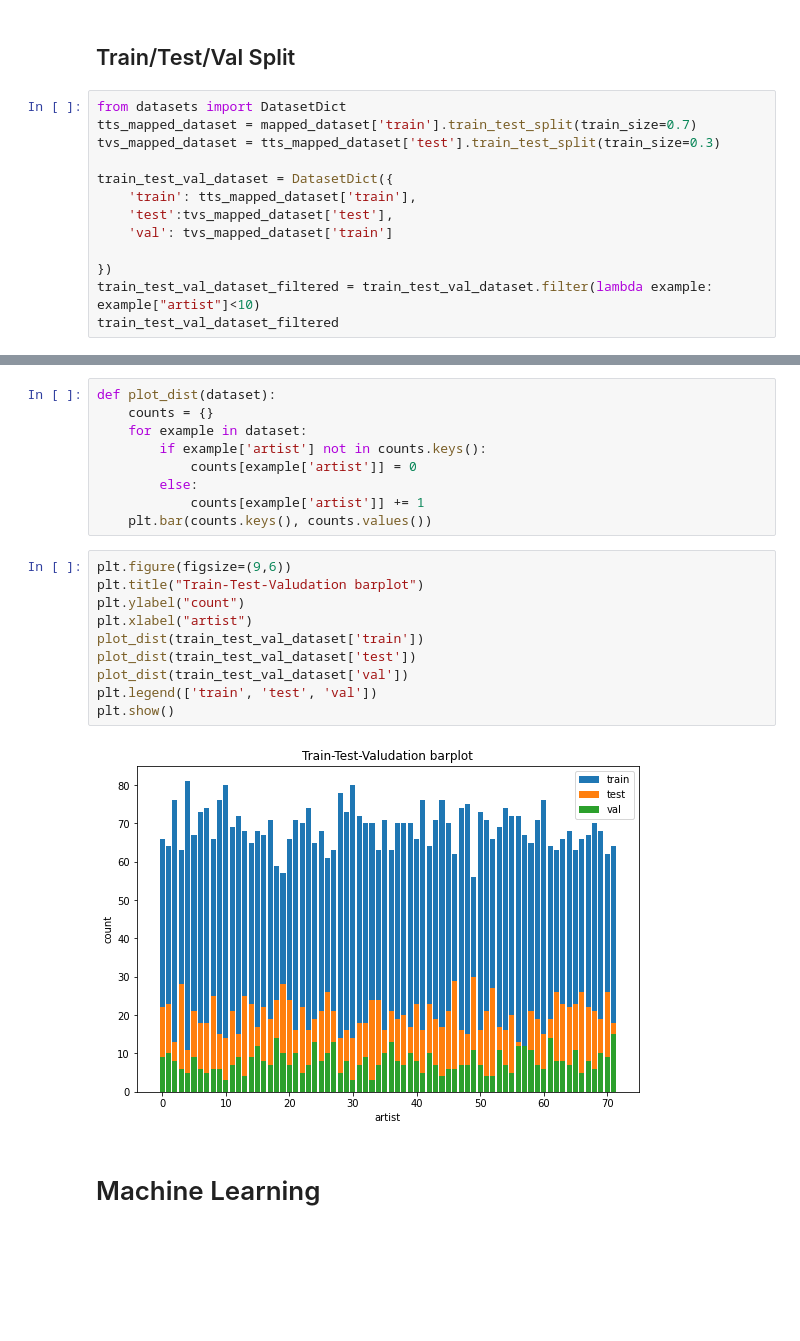
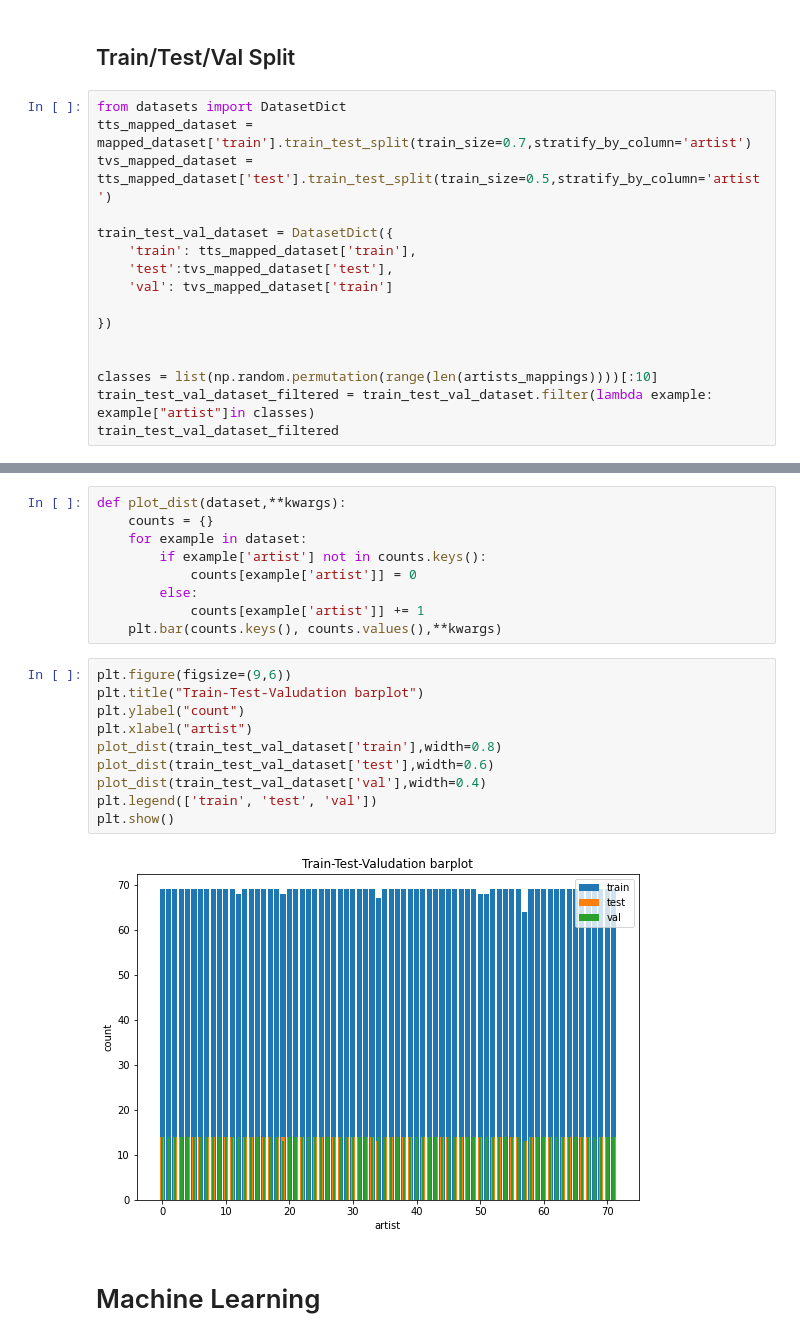
Before and after one commit to sciapponi/LyricStyleSpace, a Jupyter notebook: prototype_learning.ipynb, the cells around one changed output, grey strips where cells are left out. Saved outputs shown, nothing was run; the diff lists cells and outputs as text; blank space fills up the shorter version.

```diff
--- a/prototype_learning.ipynb
+++ b/prototype_learning.ipynb
@@ -82,8 +110,8 @@ print(*parts)
 ## Train/Test/Val Split
 # %%
 from datasets import DatasetDict
-tts_mapped_dataset = mapped_dataset['train'].train_test_split(train_size=0.7)
-tvs_mapped_dataset = tts_mapped_dataset['test'].train_test_split(train_size=0.3)
+tts_mapped_dataset = mapped_dataset['train'].train_test_split(train_size=0.7,stratify_by_column='artist')
+tvs_mapped_dataset = tts_mapped_dataset['test'].train_test_split(train_size=0.5,stratify_by_column='artist')
 
 train_test_val_dataset = DatasetDict({
     'train': tts_mapped_dataset['train'],
@@ -91,7 +119,10 @@ train_test_val_dataset = DatasetDict({
     'val': tvs_mapped_dataset['train']
 
 })
-train_test_val_dataset_filtered = train_test_val_dataset.filter(lambda example: example["artist"]<10)
+
+
+classes = list(np.random.permutation(range(len(artists_mappings))))[:10]
+train_test_val_dataset_filtered = train_test_val_dataset.filter(lambda example: example["artist"]in classes)
 train_test_val_dataset_filtered
 # %% [output]
 DatasetDict({
@@ -109,26 +140,26 @@ DatasetDict({
     })
 })
 # %%
-def plot_dist(dataset):
+def plot_dist(dataset,**kwargs):
     counts = {}
     for example in dataset:
         if example['artist'] not in counts.keys():
             counts[example['artist']] = 0
         else:
             counts[example['artist']] += 1
-    plt.bar(counts.keys(), counts.values())
+    plt.bar(counts.keys(), counts.values(),**kwargs)
 # %%
 plt.figure(figsize=(9,6))
 plt.title("Train-Test-Valudation barplot")
 plt.ylabel("count")
 plt.xlabel("artist")
-plot_dist(train_test_val_dataset['train'])
-plot_dist(train_test_val_dataset['test'])
-plot_dist(train_test_val_dataset['val'])
+plot_dist(train_test_val_dataset['train'],width=0.8)
+plot_dist(train_test_val_dataset['test'],width=0.6)
+plot_dist(train_test_val_dataset['val'],width=0.4)
 plt.legend(['train', 'test', 'val'])
 plt.show()
 # %% [output]
-[figure, old version]
+[figure, new version]
 # %% [markdown]
 # Machine Learning
 # %% [markdown]
```
Also changed, not shown: parts of 24 cells of this notebook.
